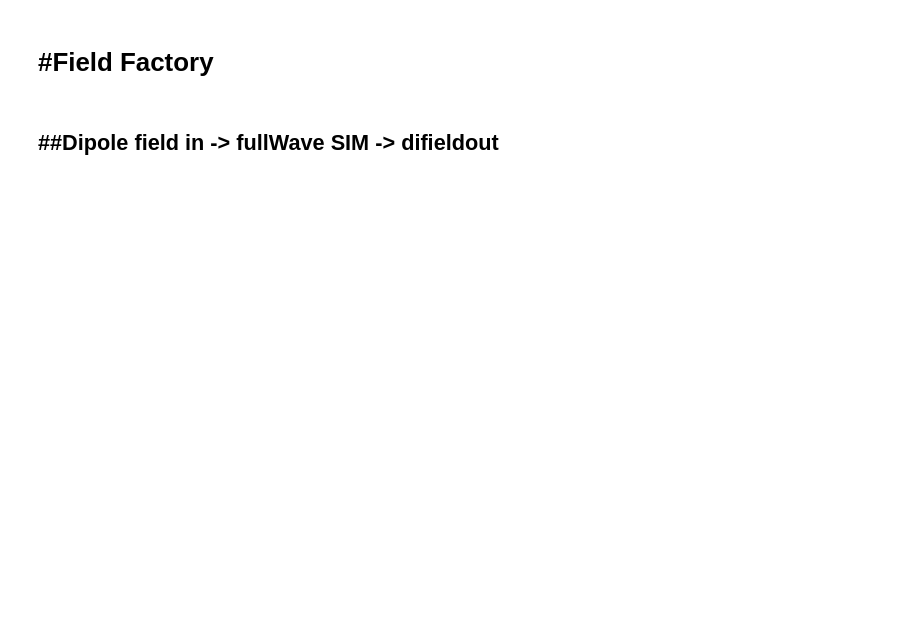
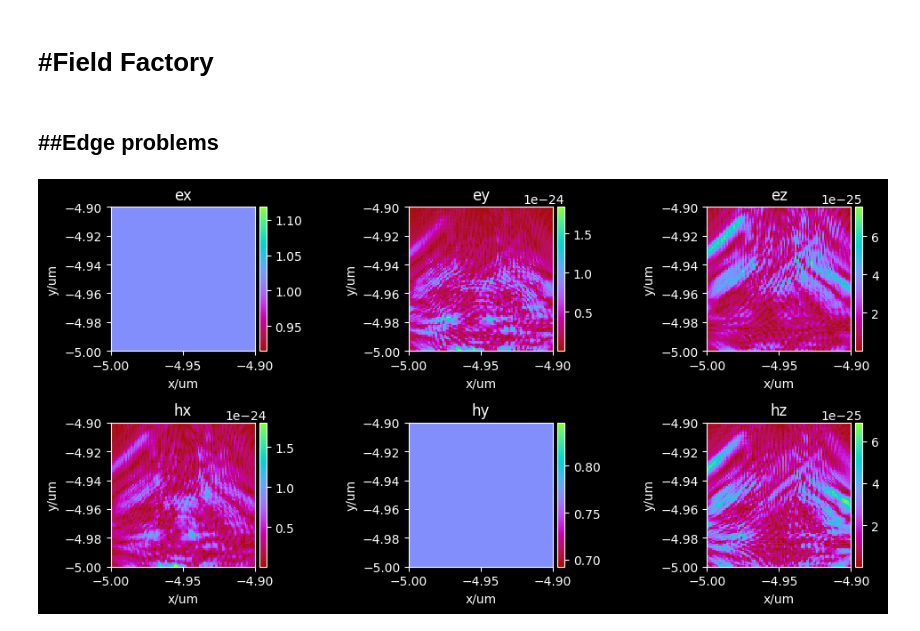
Before and after one commit to zia-lab/rspie, a Jupyter notebook: FieldFactory.ipynb, the cells around one changed output. Cells and saved outputs as stored; diff of their text form; code cells hidden in the pictures; blank space fills up the shorter version.

```diff
--- a/FieldFactory.ipynb
+++ b/FieldFactory.ipynb
@@ -27,5 +27,29 @@ import os
 # %%
 # rs.save_2D_array_to_dat('D:/Zia_Lab/Codebase/rspie/dummy_file.dat',
 #                         field, wavelength, xmin, xmax, ymin, ymax)
-# %% [markdown]
-## ##Dipole field in -> fullWave SIM -> difieldout
+# %% [markdown]
+## ##Edge problems
+# %%
+standard_in = {}
+for fieldname in 'ex ey ez hx hy hz'.split(' '):
+    fname = 'D:/Zia_Lab/Codebase/rspie/standard_in_m2_f2_%s.dat' % fieldname
+    standard_in[fieldname] = rs.load_2d_dat(fname)
+fig, axes = plt.subplots(figsize=(10,5), nrows=2, ncols=3)
+axes = axes.flatten()
+for idx, (fieldname, field) in enumerate(standard_in.items()):
+    ax = axes[idx]
+    xrange = field[1]
+    yrange = field[2]
+    extent = [xrange[0], xrange[1], yrange[0], yrange[1]]
+    iplot = ax.imshow(np.abs(field[3]), cmap=cm.neon, extent=extent,
+                      origin='lower', interpolation='none')
+    divider = make_axes_locatable(ax)
+    cax = divider.append_axes("right", size="5%", pad=0.05)
+    ax.set_xlabel('x/um')
+    ax.set_ylabel('y/um')
+    fig.colorbar(iplot, cax=cax)
+    ax.set_title(fieldname)
+plt.tight_layout()
+plt.show()
+# %% [output]
+[figure, added]
```
Also changed, not shown: parts of 36 cells of this notebook, 7 other files.
